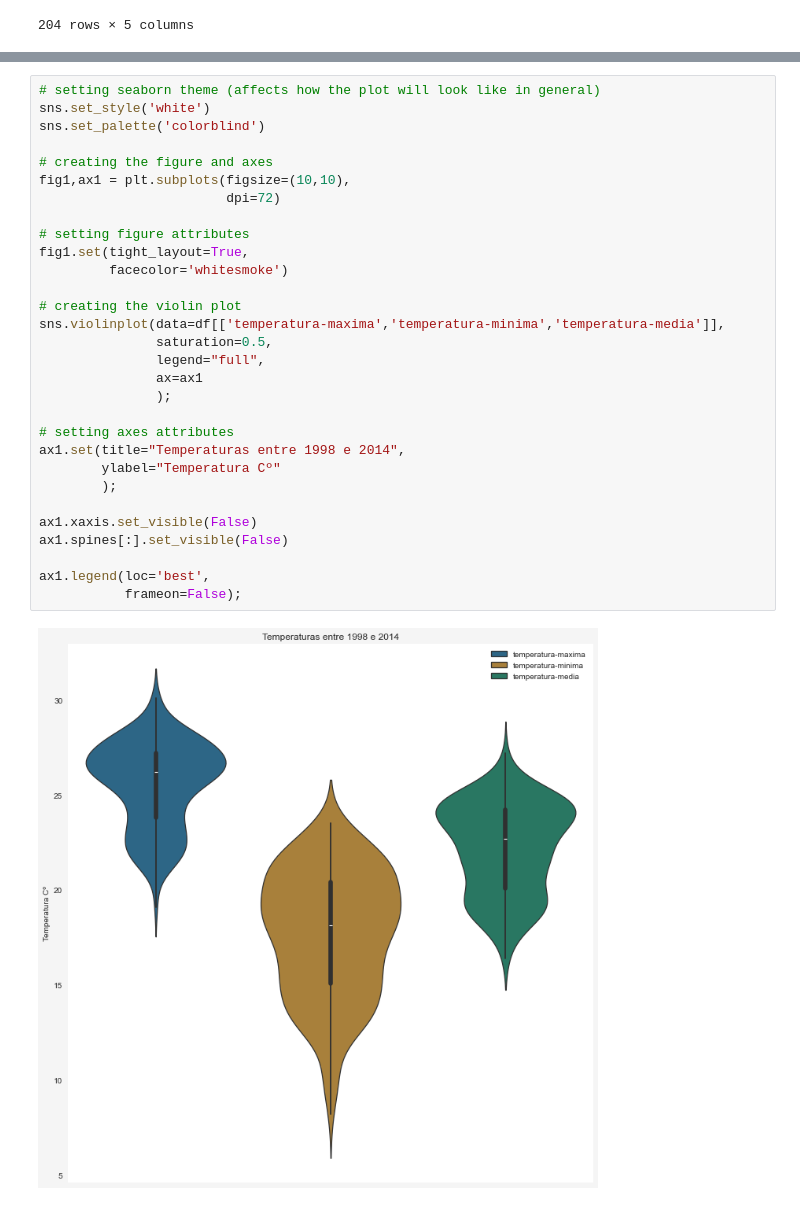
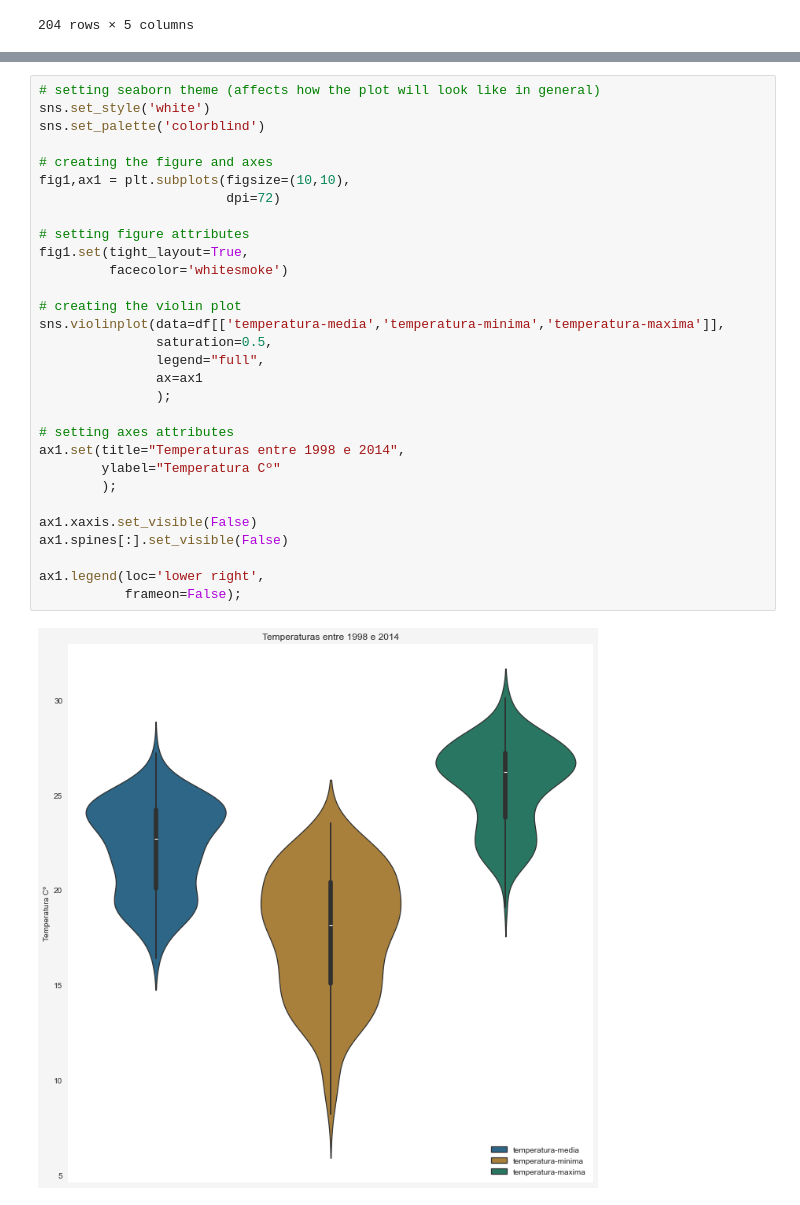
Before and after one commit to pedrohfm/dsnp, a Jupyter notebook: data-visualisation/violinplot.ipynb, the cells around one changed output, grey strips where cells are left out. Drawn from its saved outputs; the diff is of its cells as text.

```diff
--- a/data-visualisation/violinplot.ipynb
+++ b/data-visualisation/violinplot.ipynb
@@ -93,32 +93,32 @@ ax.set(title="Temperaturas entre 1998 e 2014",
 # %%
 # setting seaborn theme (affects how the plot will look like in general)
 sns.set_style('white')
 sns.set_palette('colorblind')
 
 # creating the figure and axes
 fig1,ax1 = plt.subplots(figsize=(10,10),
                         dpi=72)
 
 # setting figure attributes
 fig1.set(tight_layout=True,
          facecolor='whitesmoke')
 
 # creating the violin plot
-sns.violinplot(data=df[['temperatura-maxima','temperatura-minima','temperatura-media']],
+sns.violinplot(data=df[['temperatura-media','temperatura-minima','temperatura-maxima']],
                saturation=0.5,
                legend="full",
                ax=ax1
                );
 
 # setting axes attributes
 ax1.set(title="Temperaturas entre 1998 e 2014",
         ylabel="Temperatura Cº"
         );
 
 ax1.xaxis.set_visible(False)
 ax1.spines[:].set_visible(False)
 
-ax1.legend(loc='best',
+ax1.legend(loc='lower right',
            frameon=False);
 # %% [output]
-[figure, old version]
+[figure, new version]
```
Also changed, not shown: parts of 1 cell of this notebook, 1 other file.
